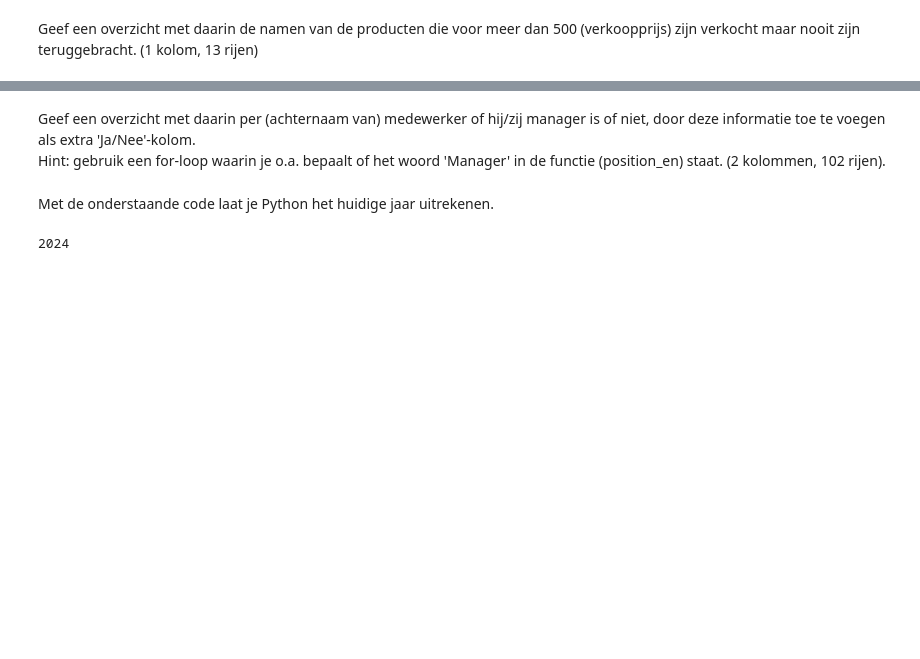
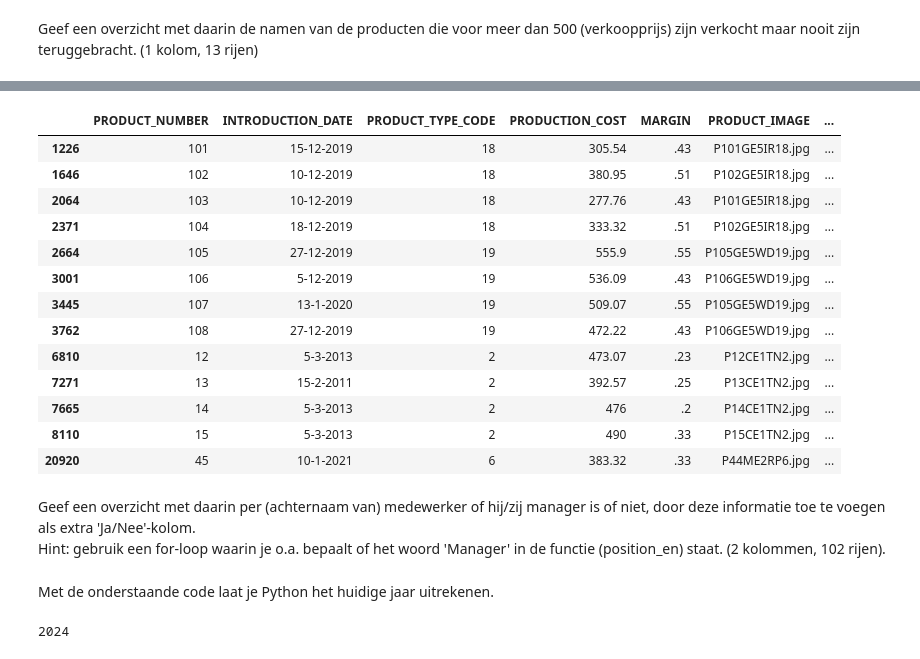
Before and after one commit to robbertsteggerda/deds_week_2, a Jupyter notebook: Practicum_2.3_Opdrachten.ipynb, the cells around one changed output, grey strips where cells are left out. Drawn from its saved outputs; the diff is of its cells as text; code cells hidden in the pictures; blank space fills up the shorter version.

```diff
--- a/Practicum_2.3_Opdrachten.ipynb
+++ b/Practicum_2.3_Opdrachten.ipynb
@@ -575,3 +594,36 @@ Geef een overzicht met daarin de namen van de producten die voor meer dan 500 (v
+# %%
+p = product
+merged = p.merge(order_details, left_on="PRODUCT_NUMBER", right_on="PRODUCT_NUMBER",  how='inner')
+
+merged['UNIT_PRICE'] = merged['UNIT_PRICE'].astype('float')
+
+f = merged['UNIT_PRICE'] > 500
+
+merged = merged.loc[f, :]
+
+merged = merged.drop_duplicates('PRODUCT_NUMBER')
+
+n = []
+for index, row in merged.iterrows():
+    if row['ORDER_DETAIL_CODE'] in returned_item['ORDER_DETAIL_CODE']:
+        n.append(row['ORDER_DETAIL_CODE'])
+
+merged
+# %% [output]
+|  | PRODUCT_NUMBER | INTRODUCTION_DATE | PRODUCT_TYPE_CODE | PRODUCTION_COST | MARGIN | PRODUCT_IMAGE | ... |
+| 1226 | 101 | 15-12-2019 | 18 | 305.54 | .43 | P101GE5IR18.jpg | ... |
+| 1646 | 102 | 10-12-2019 | 18 | 380.95 | .51 | P102GE5IR18.jpg | ... |
+| 2064 | 103 | 10-12-2019 | 18 | 277.76 | .43 | P101GE5IR18.jpg | ... |
+| 2371 | 104 | 18-12-2019 | 18 | 333.32 | .51 | P102GE5IR18.jpg | ... |
+| 2664 | 105 | 27-12-2019 | 19 | 555.9 | .55 | P105GE5WD19.jpg | ... |
+| 3001 | 106 | 5-12-2019 | 19 | 536.09 | .43 | P106GE5WD19.jpg | ... |
+| 3445 | 107 | 13-1-2020 | 19 | 509.07 | .55 | P105GE5WD19.jpg | ... |
+| 3762 | 108 | 27-12-2019 | 19 | 472.22 | .43 | P106GE5WD19.jpg | ... |
+| 6810 | 12 | 5-3-2013 | 2 | 473.07 | .23 | P12CE1TN2.jpg | ... |
+| 7271 | 13 | 15-2-2011 | 2 | 392.57 | .25 | P13CE1TN2.jpg | ... |
+| 7665 | 14 | 5-3-2013 | 2 | 476 | .2 | P14CE1TN2.jpg | ... |
+| 8110 | 15 | 5-3-2013 | 2 | 490 | .33 | P15CE1TN2.jpg | ... |
+| 20920 | 45 | 10-1-2021 | 6 | 383.32 | .33 | P44ME2RP6.jpg | ... |
 # %% [markdown]
 Geef een overzicht met daarin per (achternaam van) medewerker of hij/zij manager is of niet, door deze informatie toe te voegen als extra 'Ja/Nee'-kolom.<br>
 Hint: gebruik een for-loop waarin je o.a. bepaalt of het woord 'Manager' in de functie (position_en) staat. (2 kolommen, 102 rijen).
```
Also changed, not shown: parts of 8 cells of this notebook.
